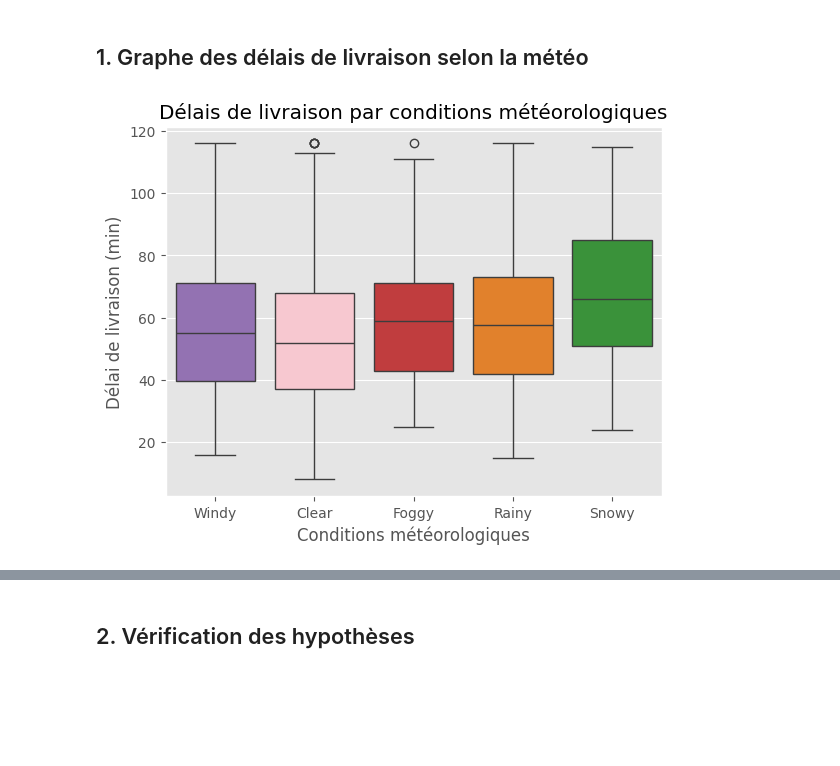
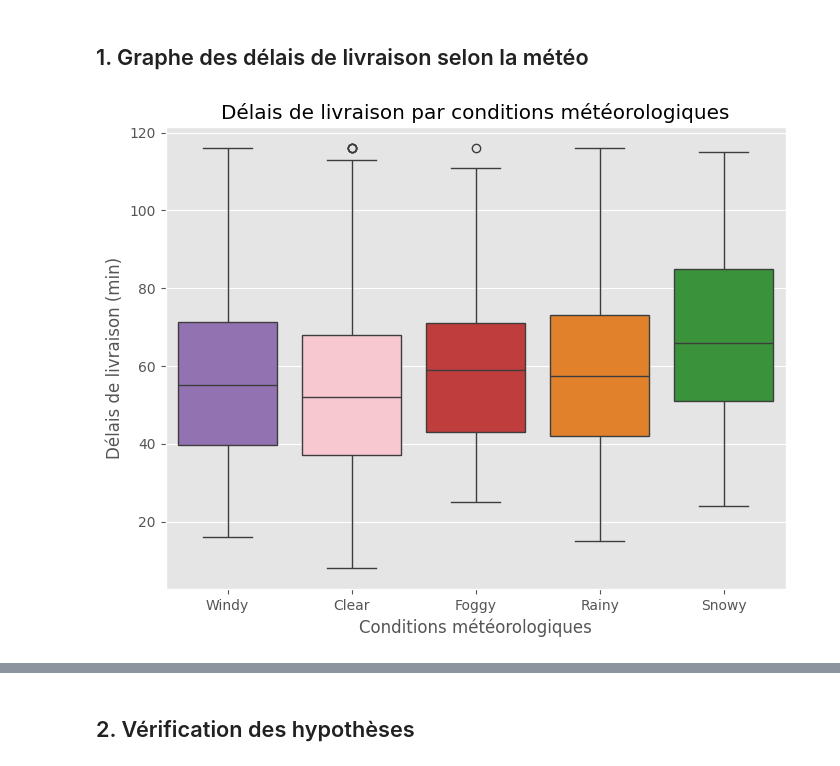
Before and after one commit to JhpAb/My_INSSEDS_Projects, a Jupyter notebook: Delais_Livraison/Delais_Livraison_Script.ipynb, the cells around one changed output, grey strips where cells are left out. Saved outputs shown, nothing was run; the diff lists cells and outputs as text; code cells hidden in the pictures; blank space fills up the shorter version.

```diff
--- a/Delais_Livraison/Delais_Livraison_Script.ipynb
+++ b/Delais_Livraison/Delais_Livraison_Script.ipynb
@@ -197,8 +224,12 @@ lower_bound = Q1 - 1.5 * IQR
 upper_bound = Q3 + 1.5 * IQR
 
 # Appliquer la Winsorization sur chaque colonne numérique
-df_winzorized = df_numeric.apply(lambda x: x.clip(lower=lower_bound[x.name], upper=upper_bound[x.name]), axis=0)
+df_winzorized = df_numeric.apply(
+     lambda x: x.clip(lower=lower_bound[x.name],
+                      upper=upper_bound[x.name]),
+                      axis=0
+                     )
 
 # Remplacer les colonnes numériques dans le DataFrame d'origine
-df[df_numeric.columns] = df_winzorized
-df[df_numeric.columns]
+df_numeric.update(df_winzorized)
+df.update(df_winzorized)
@@ -745,18 +1099,22 @@ Score R² moyen sur les 5 folds : 0.7122
 # %%
 # Palette personnalisée pour le boxplot
 palette = {
     'Sunny': '#1f77b4',   # Bleu
     'Rainy': '#ff7f0e',  # Orange
     'Snowy': '#2ca02c',   # Vert
     'Foggy': '#d62728',   # Rouge
     'Windy': '#9467bd',    # Violet
     'Clear':  'pink'    # Rose
 }
-
-sns.boxplot(x='Weather', y='Delivery_Time_min', hue='Weather', data=df, palette=palette, dodge=False)
+plt.figure(figsize=(8, 6))
+sns.boxplot(x='Weather',
+            y='Delivery_Time_min',
+            hue='Weather',
+            data=df, palette=palette,
+            dodge=False)
 plt.title('Délais de livraison par conditions météorologiques')
 plt.xlabel('Conditions météorologiques')
-plt.ylabel('Délai de livraison (min)')
+plt.ylabel('Délais de livraison (min)')
 plt.show()
 # %% [output]
-[figure, old version]
+[figure, new version]
```
Also changed, not shown: parts of 46 cells of this notebook.
